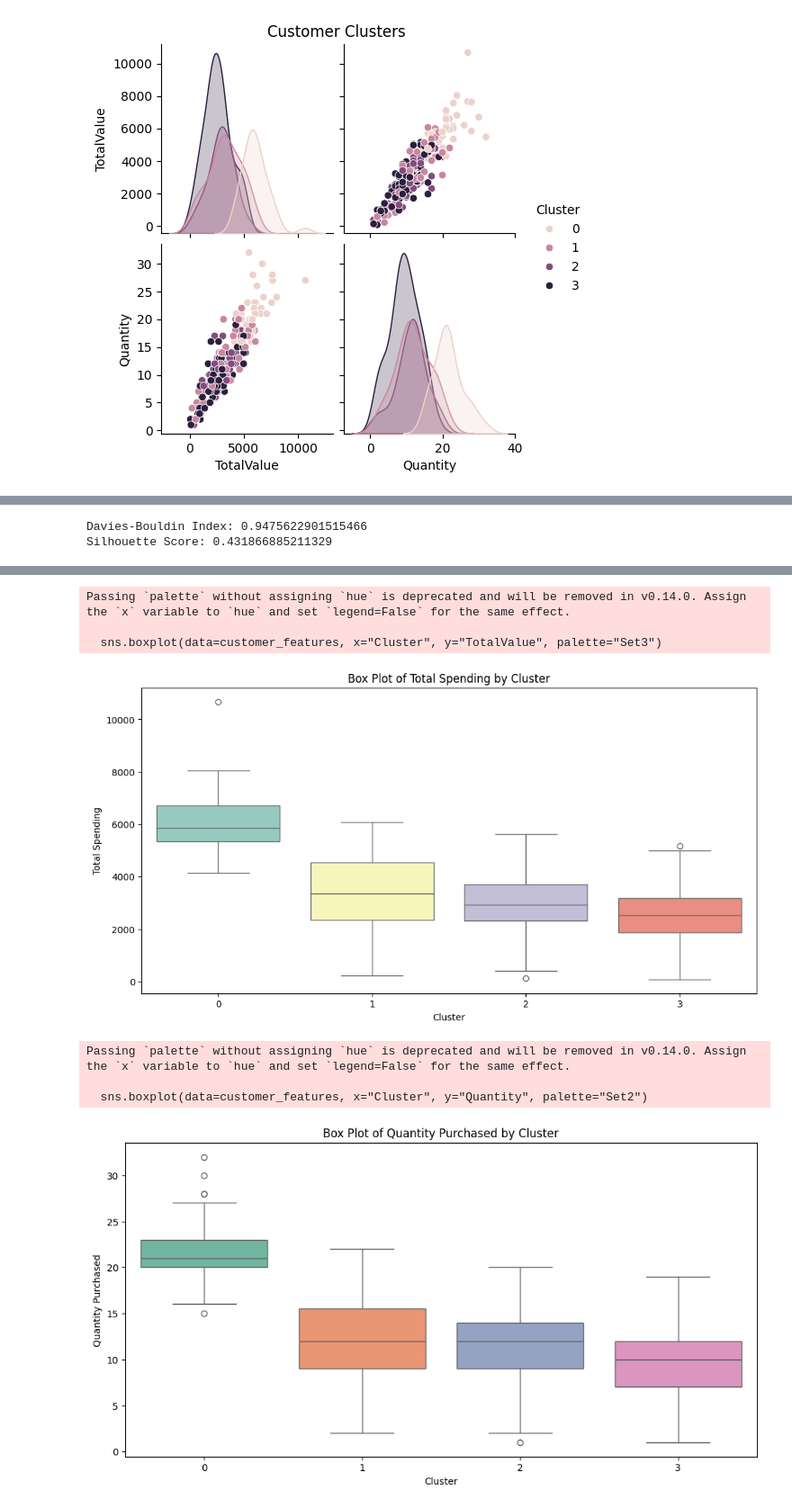
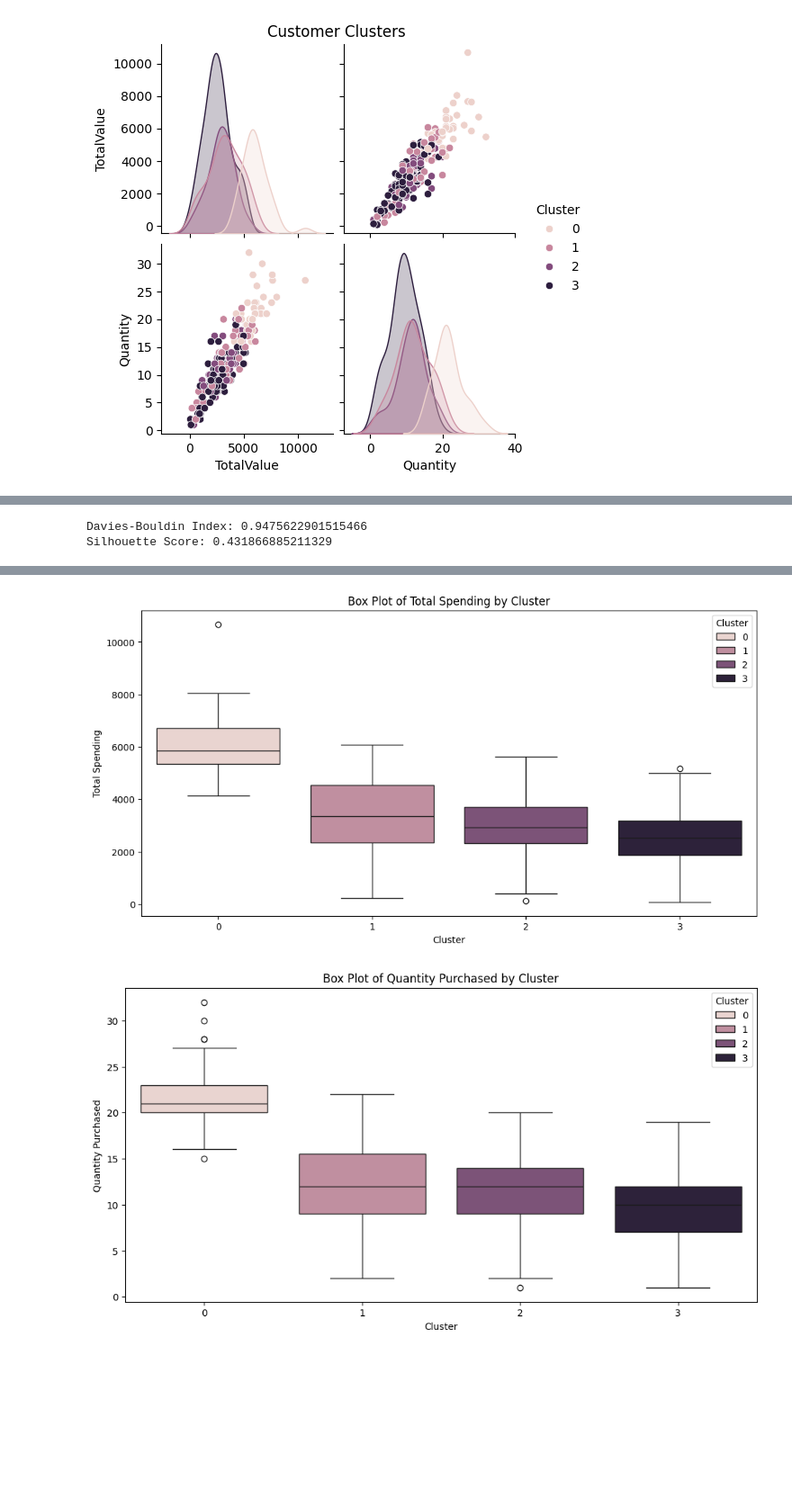
Before and after one commit to Asritha10/Data-Science_Assignment, a Jupyter notebook: Asritha_Veeramaneni_Clustering.ipynb, the cells around one changed output, grey strips where cells are left out. Shown at 90% size. Drawn from its saved outputs; the diff is of its cells as text; code cells hidden in the pictures; blank space fills up the shorter version.

```diff
--- a/Asritha_Veeramaneni_Clustering.ipynb
+++ b/Asritha_Veeramaneni_Clustering.ipynb
@@ -158,41 +158,39 @@ plt.show()
 
 # Scatter Plot: TotalValue vs Quantity
 plt.figure(figsize=(8, 6))
 sns.scatterplot(data=customer_features, x="TotalValue", y="Quantity", hue="Cluster", palette="viridis")
 plt.title("Clusters by Total Spending and Quantity")
 plt.xlabel("Total Spending")
 plt.ylabel("Quantity Purchased")
 plt.legend(title="Cluster")
 plt.show()
 
-# Box Plots for Clusters
+# Corrected Box Plots for Clusters
+# Box Plot for TotalValue by Cluster
 plt.figure(figsize=(12, 6))
-sns.boxplot(data=customer_features, x="Cluster", y="TotalValue", palette="Set3")
+sns.boxplot(data=customer_features, x="Cluster", y="TotalValue", hue="Cluster", dodge=False)
 plt.title("Box Plot of Total Spending by Cluster")
 plt.xlabel("Cluster")
 plt.ylabel("Total Spending")
+plt.legend(title="Cluster", loc="upper right")
 plt.show()
 
+# Box Plot for Quantity by Cluster
 plt.figure(figsize=(12, 6))
-sns.boxplot(data=customer_features, x="Cluster", y="Quantity", palette="Set2")
+sns.boxplot(data=customer_features, x="Cluster", y="Quantity", hue="Cluster", dodge=False)
 plt.title("Box Plot of Quantity Purchased by Cluster")
 plt.xlabel("Cluster")
 plt.ylabel("Quantity Purchased")
+plt.legend(title="Cluster", loc="upper right")
 plt.show()
 
 # Save clustering results to a CSV file
 customer_features.to_csv("Customer_Segments_Enhanced.csv", index=False)
 # %% [output]
 [figure]
 Davies-Bouldin Index: 0.9475622901515466
 Silhouette Score: 0.431866885211329
 [figure]
 [figure]
-Passing `palette` without assigning `hue` is deprecated and will be removed in v0.14.0. Assign the `x` variable to `hue` and set `legend=False` for the same effect.
-
-  sns.boxplot(data=customer_features, x="Cluster", y="TotalValue", palette="Set3")
-[figure, old version]
+[figure, new version]
-Passing `palette` without assigning `hue` is deprecated and will be removed in v0.14.0. Assign the `x` variable to `hue` and set `legend=False` for the same effect.
-
-  sns.boxplot(data=customer_features, x="Cluster", y="Quantity", palette="Set2")
-[figure, old version]
+[figure, new version]
```
